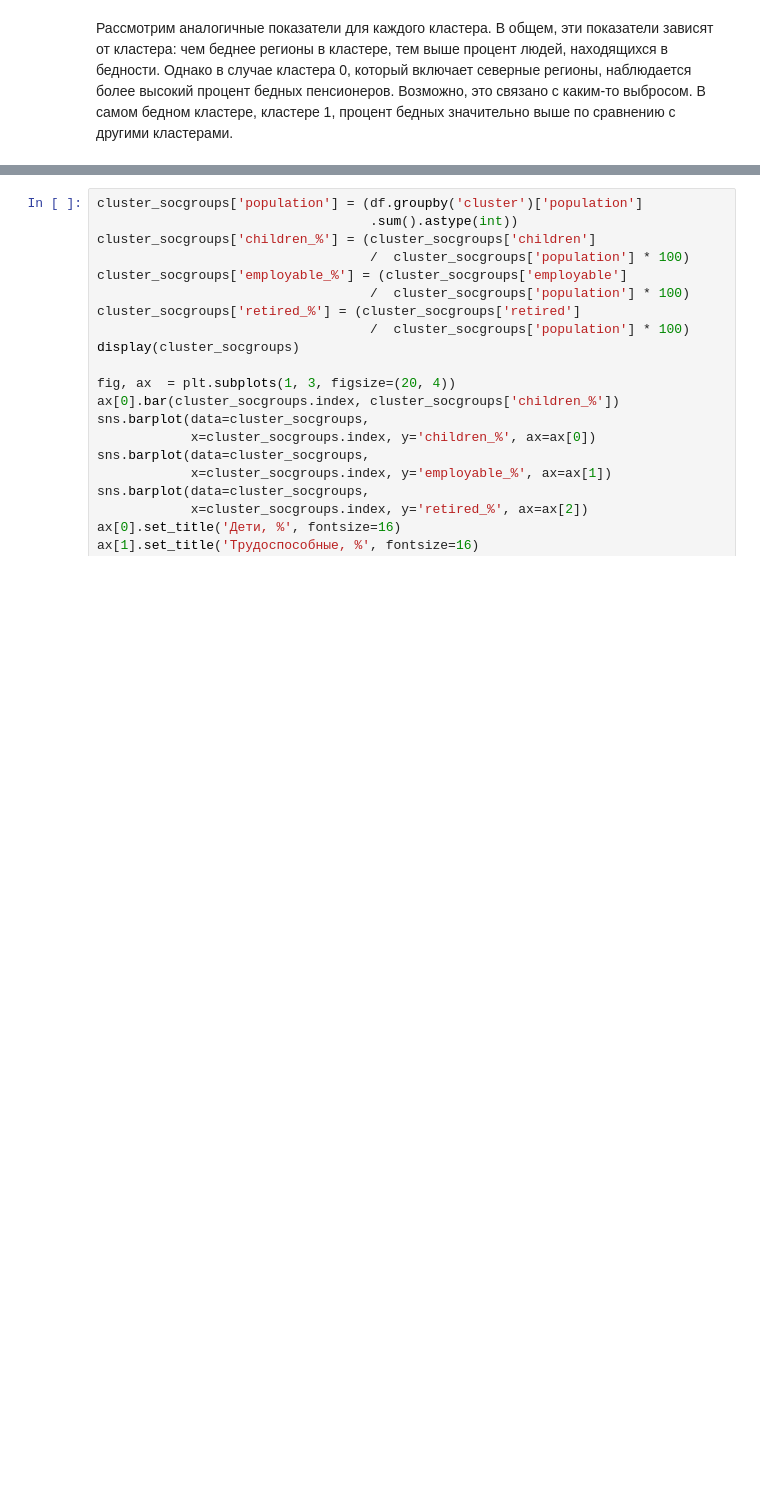
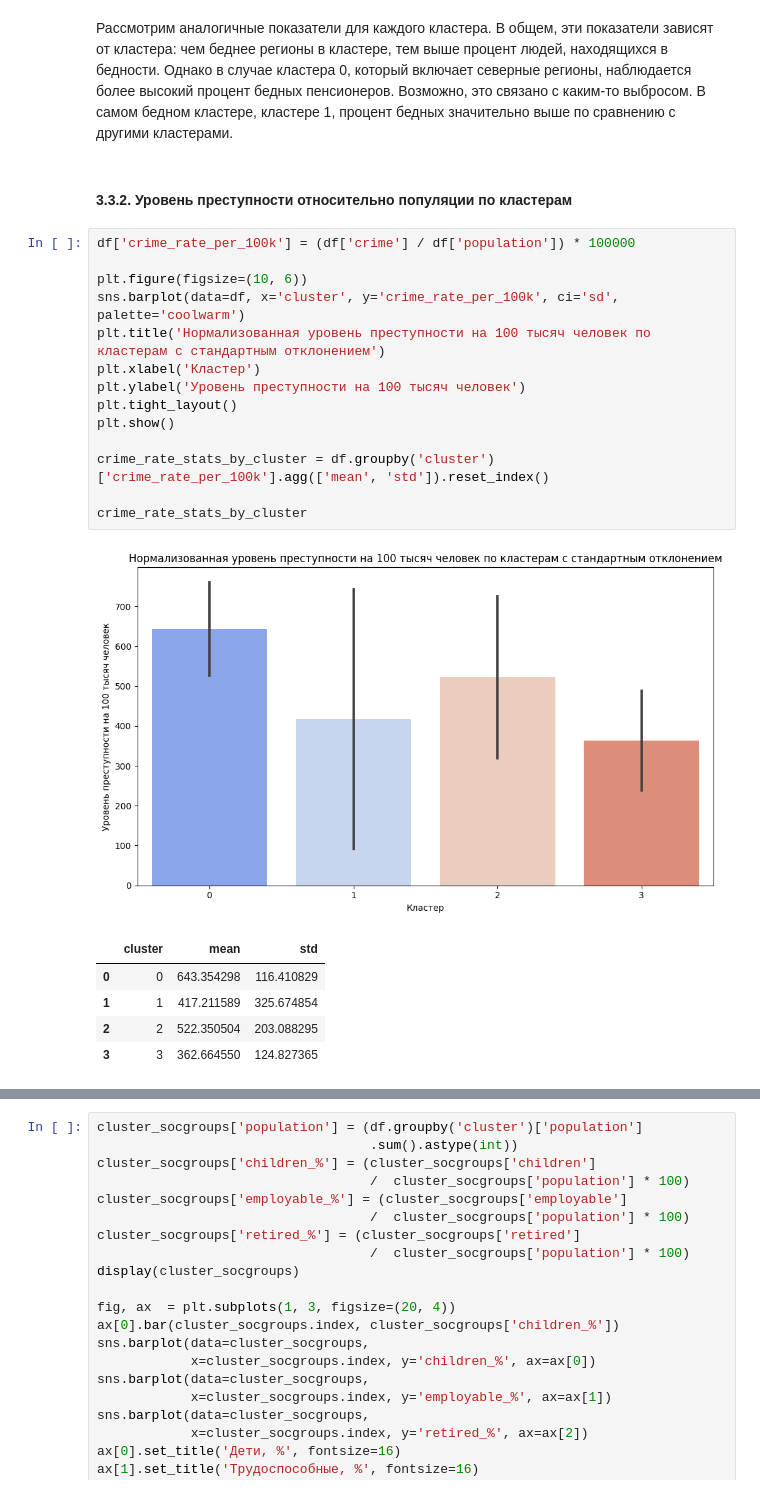
Before and after one commit to banzarkhan/ngo-clasterization, a Jupyter notebook: ngo-clasterization.ipynb, the cells around one changed output, grey strips where cells are left out. Drawn from its saved outputs; the diff is of its cells as text; blank space fills up the shorter version.

```diff
--- a/ngo-clasterization.ipynb
+++ b/ngo-clasterization.ipynb
@@ -2306,3 +2305,26 @@ cluster_socgroups
 | 3 | 11460758 | 33149731 | 15154277 | 3646111 | 4901695 | 648963 | 31.813873 | ... |
 # %% [markdown]
 Рассмотрим аналогичные показатели для каждого кластера. В общем, эти показатели зависят от кластера: чем беднее регионы в кластере, тем выше процент людей, находящихся в бедности. Однако в случае кластера 0, который включает северные регионы, наблюдается более высокий процент бедных пенсионеров. Возможно, это связано с каким-то выбросом. В самом бедном кластере, кластере 1, процент бедных значительно выше по сравнению с другими кластерами.
+# %% [markdown]
+#### 3.3.2. Уровень преступности относительно популяции по кластерам
+# %%
+df['crime_rate_per_100k'] = (df['crime'] / df['population']) * 100000
+
+plt.figure(figsize=(10, 6))
+sns.barplot(data=df, x='cluster', y='crime_rate_per_100k', ci='sd', palette='coolwarm')
+plt.title('Нормализованная уровень преступности на 100 тысяч человек по кластерам с стандартным отклонением')
+plt.xlabel('Кластер')
+plt.ylabel('Уровень преступности на 100 тысяч человек')
+plt.tight_layout()
+plt.show()
+
+crime_rate_stats_by_cluster = df.groupby('cluster')['crime_rate_per_100k'].agg(['mean', 'std']).reset_index()
+
+crime_rate_stats_by_cluster
+# %% [output]
+[figure, added]
+|  | cluster | mean | std |
+| 0 | 0 | 643.354298 | 116.410829 |
+| 1 | 1 | 417.211589 | 325.674854 |
+| 2 | 2 | 522.350504 | 203.088295 |
+| 3 | 3 | 362.664550 | 124.827365 |
```
Also changed, not shown: parts of 7 cells of this notebook, 2 other files.
